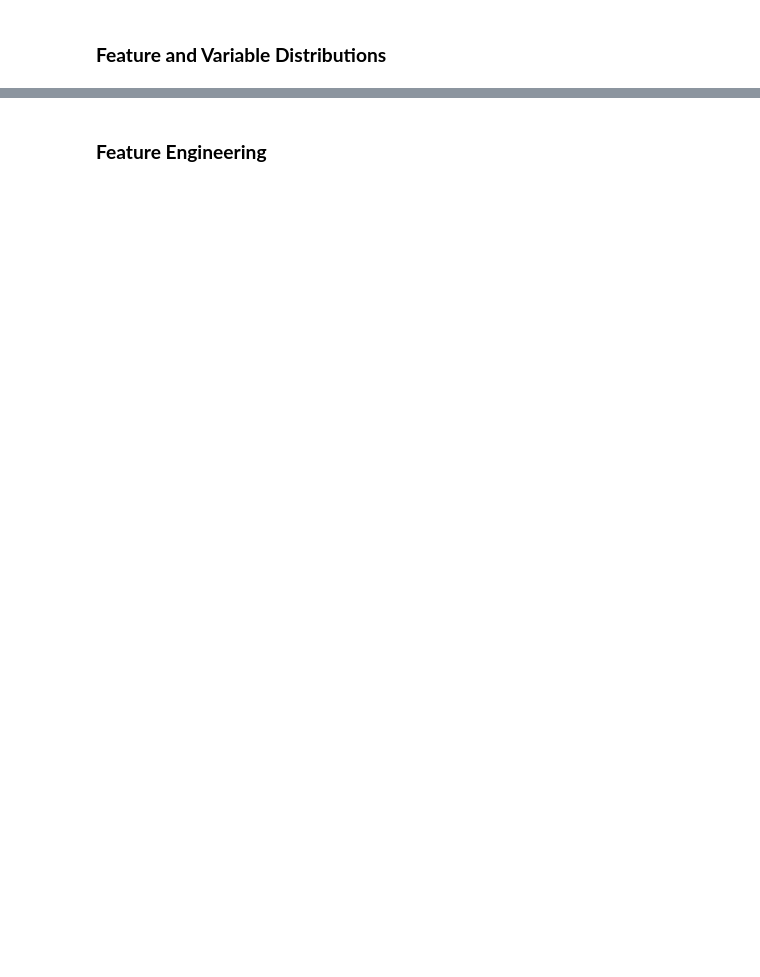
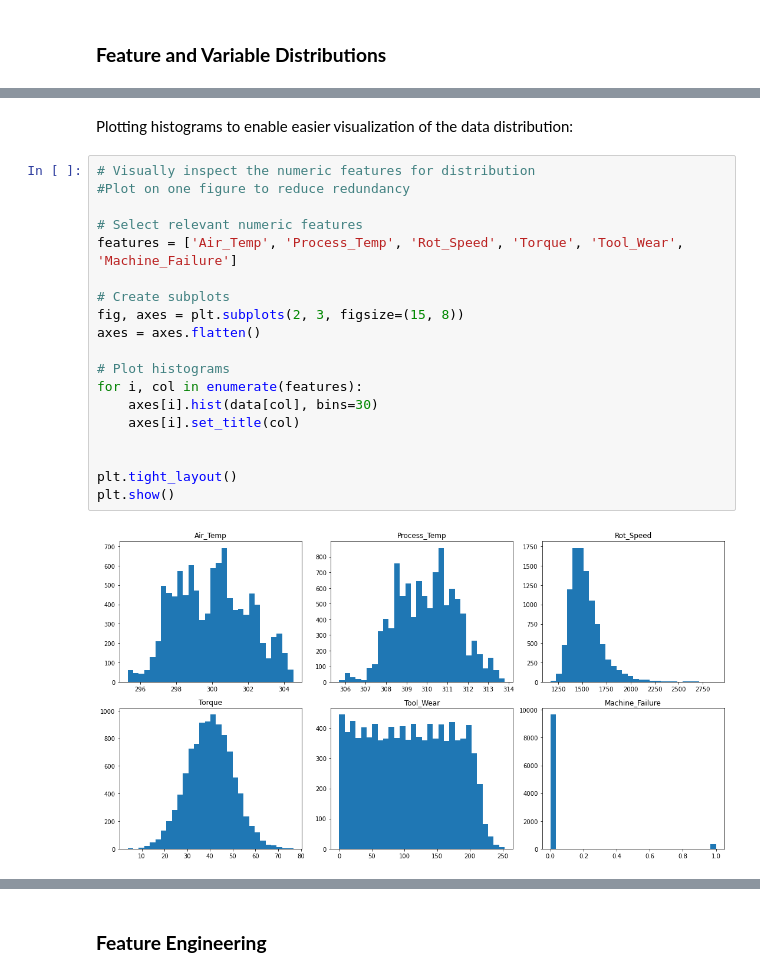
Before and after one commit to reevesgonah/Optimizing-Industrial-Operations-Through-Predictive-Maintenance-Modeling, a Jupyter notebook: index.ipynb, the cells around one changed output, grey strips where cells are left out. Drawn from its saved outputs; the diff is of its cells as text; blank space fills up the shorter version.

```diff
--- a/index.ipynb
+++ b/index.ipynb
@@ -136,0 +212,23 @@ data.describe()
+# %% [markdown]
+Plotting histograms to enable easier visualization of the data distribution:
+# %%
+# Visually inspect the numeric features for distribution
+#Plot on one figure to reduce redundancy
+
+# Select relevant numeric features
+features = ['Air_Temp', 'Process_Temp', 'Rot_Speed', 'Torque', 'Tool_Wear', 'Machine_Failure']
+
+# Create subplots
+fig, axes = plt.subplots(2, 3, figsize=(15, 8))
+axes = axes.flatten()
+
+# Plot histograms
+for i, col in enumerate(features):
+    axes[i].hist(data[col], bins=30)
+    axes[i].set_title(col)
+
+
+plt.tight_layout()
+plt.show()
+# %% [output]
+[figure, added]
```
Also changed, not shown: parts of 44 cells of this notebook, 3 other files.
